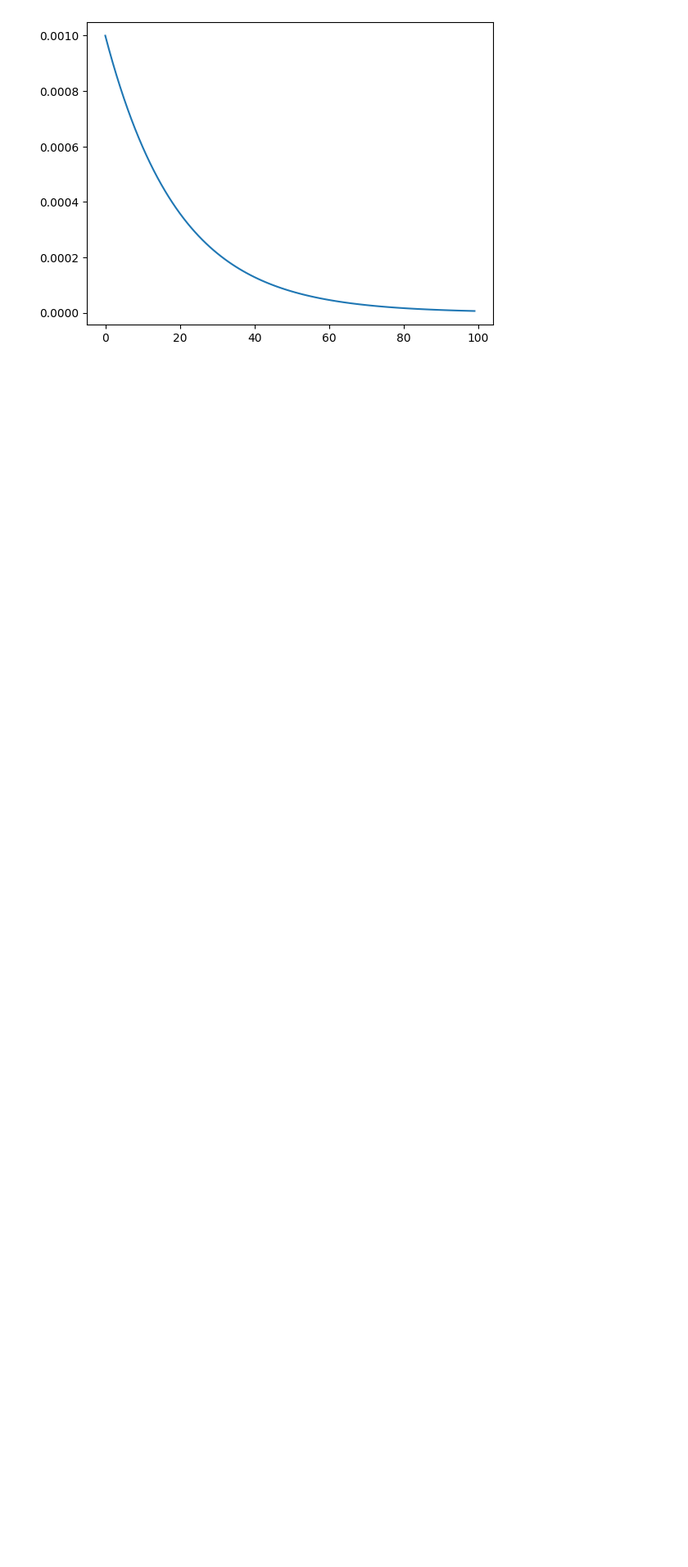
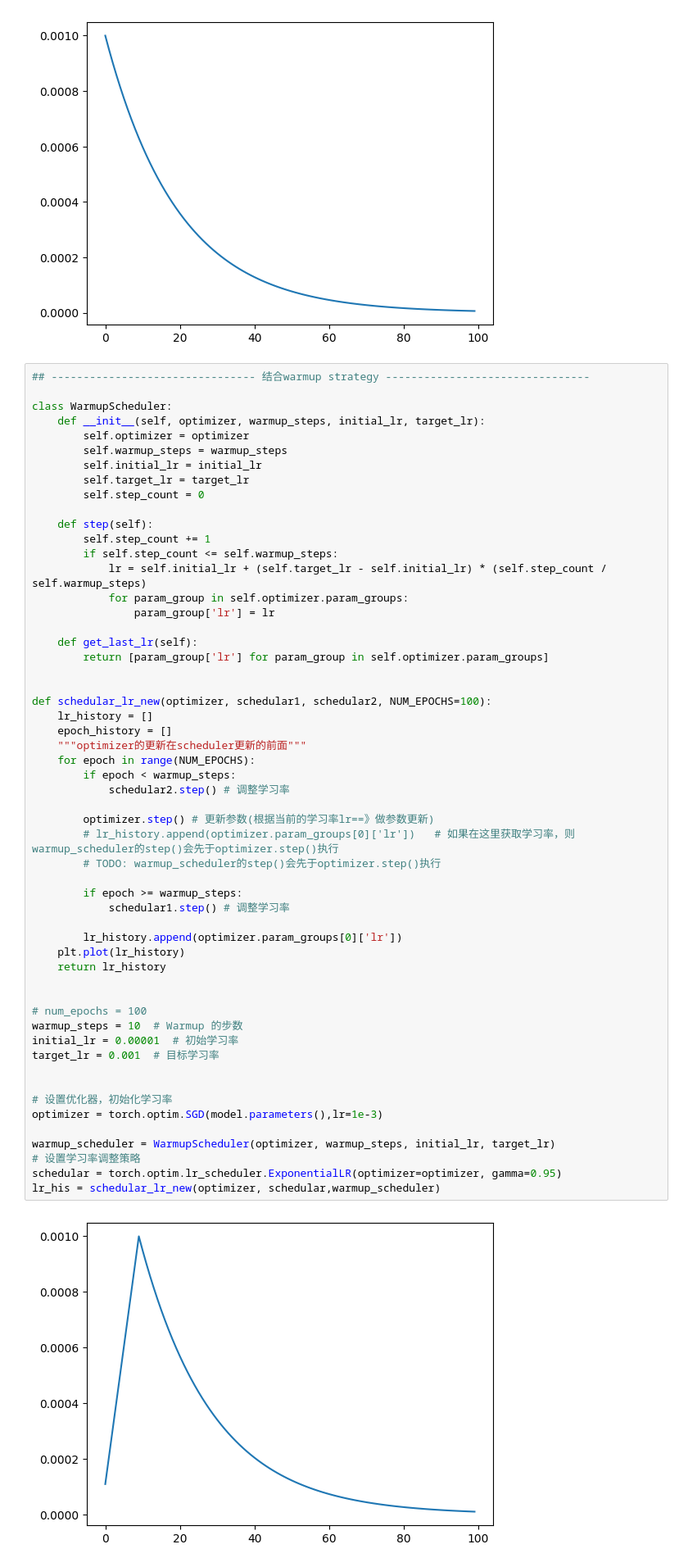
Before and after one commit to werwolves/learning_pytorch, a Jupyter notebook: PyTorch_Tutorial-master/Code/5_学习率调整策略举例/3-自定义学习率.ipynb, the cells around one changed output. Shown: that part at 82% size. Cells and saved outputs as stored; diff of their text form; blank space fills up the shorter version.

Commit message:
增加 warmup的学习率调整策略

```diff
--- a/PyTorch_Tutorial-master/Code/5_学习率调整策略举例/3-自定义学习率.ipynb
+++ b/PyTorch_Tutorial-master/Code/5_学习率调整策略举例/3-自定义学习率.ipynb
@@ -70,3 +70,60 @@ schedular = torch.optim.lr_scheduler.ExponentialLR(optimizer=optimizer, gamma=0.
 lr_his = schedular_lr(optimizer, schedular)
 # %% [output]
 [figure]
+# %%
+## -------------------------------- 结合warmup strategy --------------------------------
+
+class WarmupScheduler:
+    def __init__(self, optimizer, warmup_steps, initial_lr, target_lr):
+        self.optimizer = optimizer
+        self.warmup_steps = warmup_steps
+        self.initial_lr = initial_lr
+        self.target_lr = target_lr
+        self.step_count = 0
+
+    def step(self):
+        self.step_count += 1
+        if self.step_count <= self.warmup_steps:
+            lr = self.initial_lr + (self.target_lr - self.initial_lr) * (self.step_count / self.warmup_steps)
+            for param_group in self.optimizer.param_groups:
+                param_group['lr'] = lr
+
+    def get_last_lr(self):
+        return [param_group['lr'] for param_group in self.optimizer.param_groups]
+
+
+def schedular_lr_new(optimizer, schedular1, schedular2, NUM_EPOCHS=100):
+    lr_history = []
+    epoch_history = []
+    """optimizer的更新在scheduler更新的前面"""
+    for epoch in range(NUM_EPOCHS):
+        if epoch < warmup_steps:
+            schedular2.step() # 调整学习率
+
+        optimizer.step() # 更新参数(根据当前的学习率lr==》做参数更新)
+        # lr_history.append(optimizer.param_groups[0]['lr'])   # 如果在这里获取学习率，则warmup_scheduler的step()会先于optimizer.step()执行
+        # TODO: warmup_scheduler的step()会先于optimizer.step()执行
+
+        if epoch >= warmup_steps:
+            schedular1.step() # 调整学习率
+
+        lr_history.append(optimizer.param_groups[0]['lr'])
+    plt.plot(lr_history)
+    return lr_history
+
+
+# num_epochs = 100
+warmup_steps = 10  # Warmup 的步数
+initial_lr = 0.00001  # 初始学习率
+target_lr = 0.001  # 目标学习率
+
+
+# 设置优化器，初始化学习率
+optimizer = torch.optim.SGD(model.parameters(),lr=1e-3)
+
+warmup_scheduler = WarmupScheduler(optimizer, warmup_steps, initial_lr, target_lr)
+# 设置学习率调整策略
+schedular = torch.optim.lr_scheduler.ExponentialLR(optimizer=optimizer, gamma=0.95)
+lr_his = schedular_lr_new(optimizer, schedular,warmup_scheduler)
+# %% [output]
+[figure, added]
```
Also changed, not shown: parts of 1 cell of this notebook.
